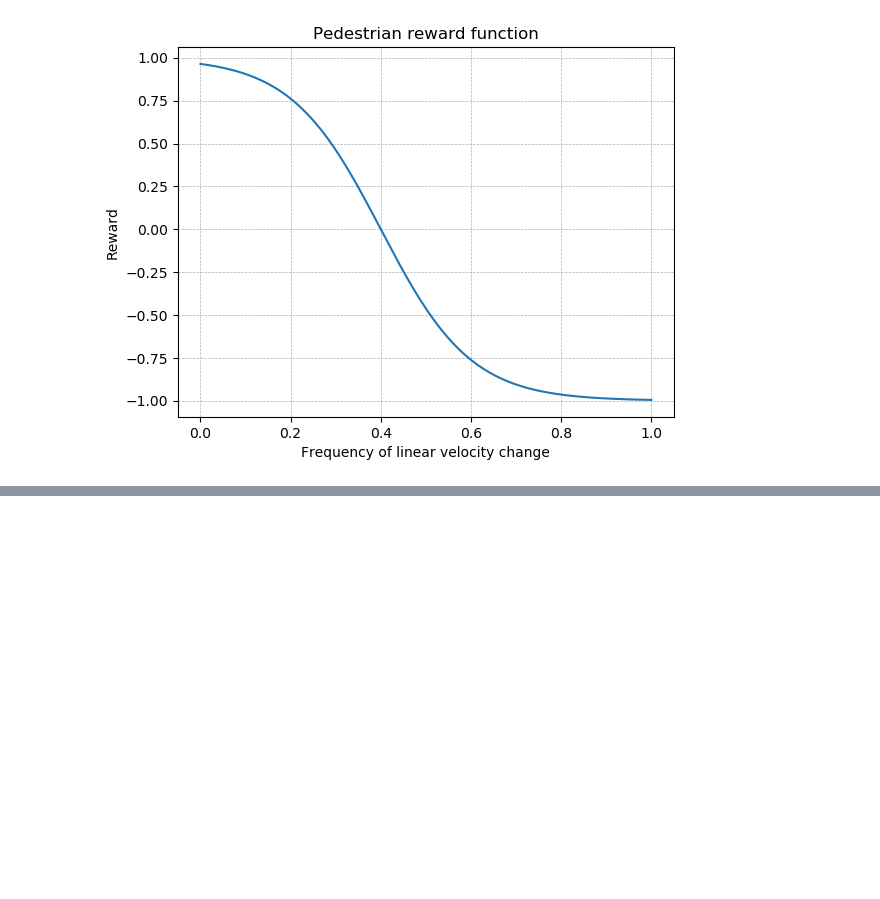
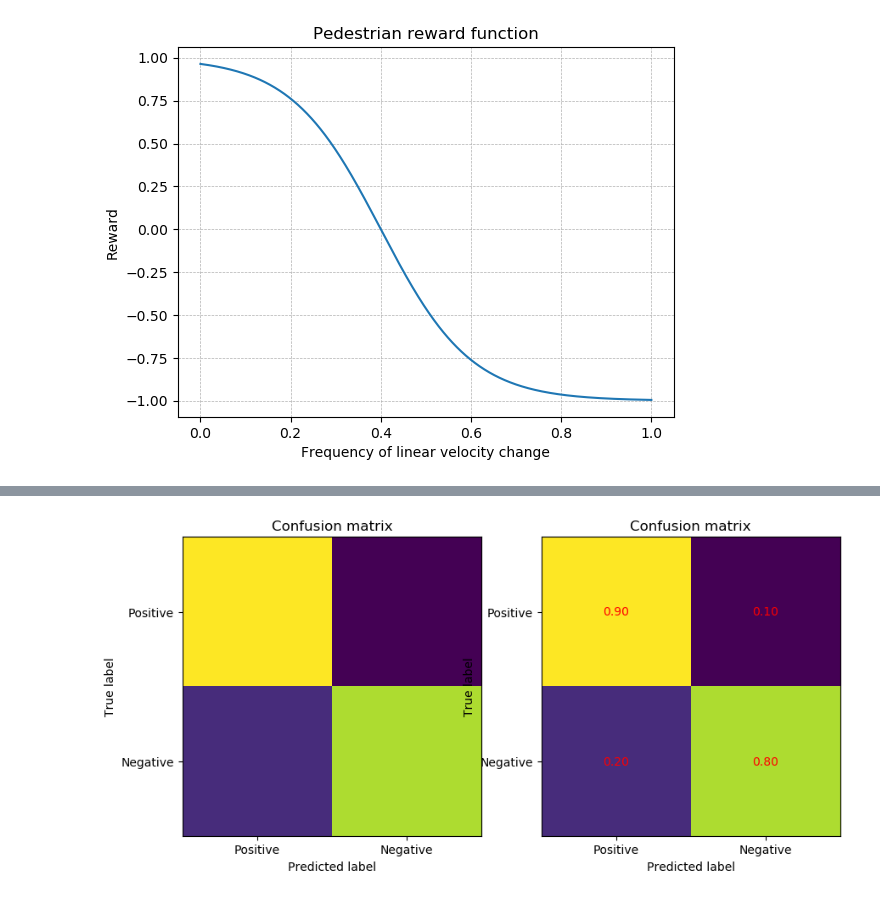
Before and after one commit to White-On/Streamlit_Presentation, a Jupyter notebook: fitness_notebook.ipynb, the cells around one changed output, grey strips where cells are left out. Saved outputs shown, nothing was run; the diff lists cells and outputs as text; code cells hidden in the pictures; blank space fills up the shorter version.

```diff
--- a/fitness_notebook.ipynb
+++ b/fitness_notebook.ipynb
@@ -251,0 +282,30 @@ plt.show()
+# %%
+confusion_matrix = np.array([[0.9, 0.1], [0.2, 0.8]])
+confusion_matrix = confusion_matrix / np.sum(confusion_matrix, axis=1)
+
+fig, axe = plt.subplots(1, 2, figsize=(10, 5))
+axe[0].imshow(confusion_matrix, cmap='viridis')
+axe[0].set_title('Confusion matrix')
+axe[0].set_xlabel('Predicted label')
+axe[0].set_ylabel('True label')
+axe[0].set_xticks([0, 1])
+axe[0].set_yticks([0, 1])
+axe[0].set_xticklabels(['Positive', 'Negative'])
+axe[0].set_yticklabels(['Positive', 'Negative'])
+axe[0].grid(False)
+
+axe[1].imshow(confusion_matrix, cmap='viridis')
+for i in range(2):
+    for j in range(2):
+        axe[1].text(j, i, f'{confusion_matrix[i, j]:.2f}', ha='center', va='center', color='r')
+axe[1].set_title('Confusion matrix')
+axe[1].set_xlabel('Predicted label')
+axe[1].set_ylabel('True label')
+axe[1].set_xticks([0, 1])
+axe[1].set_yticks([0, 1])
+axe[1].set_xticklabels(['Positive', 'Negative'])
+axe[1].set_yticklabels(['Positive', 'Negative'])
+
+plt.show()
+# %% [output]
+[figure, added]
```
Also changed, not shown: parts of 2 cells of this notebook, 5 other files.
